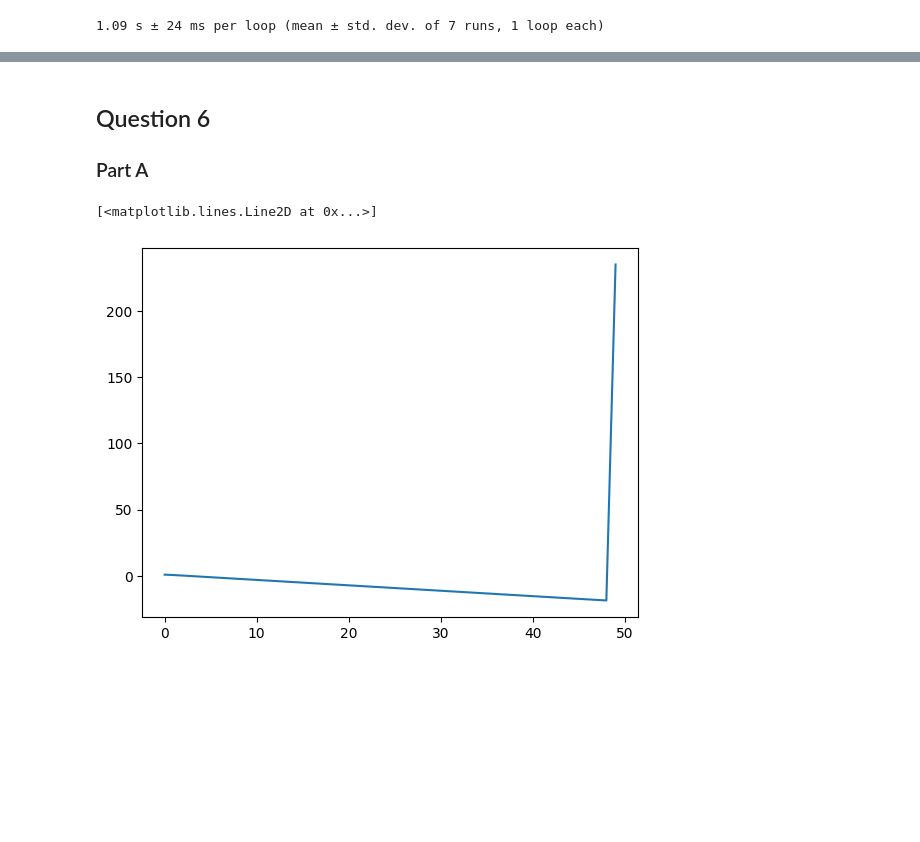
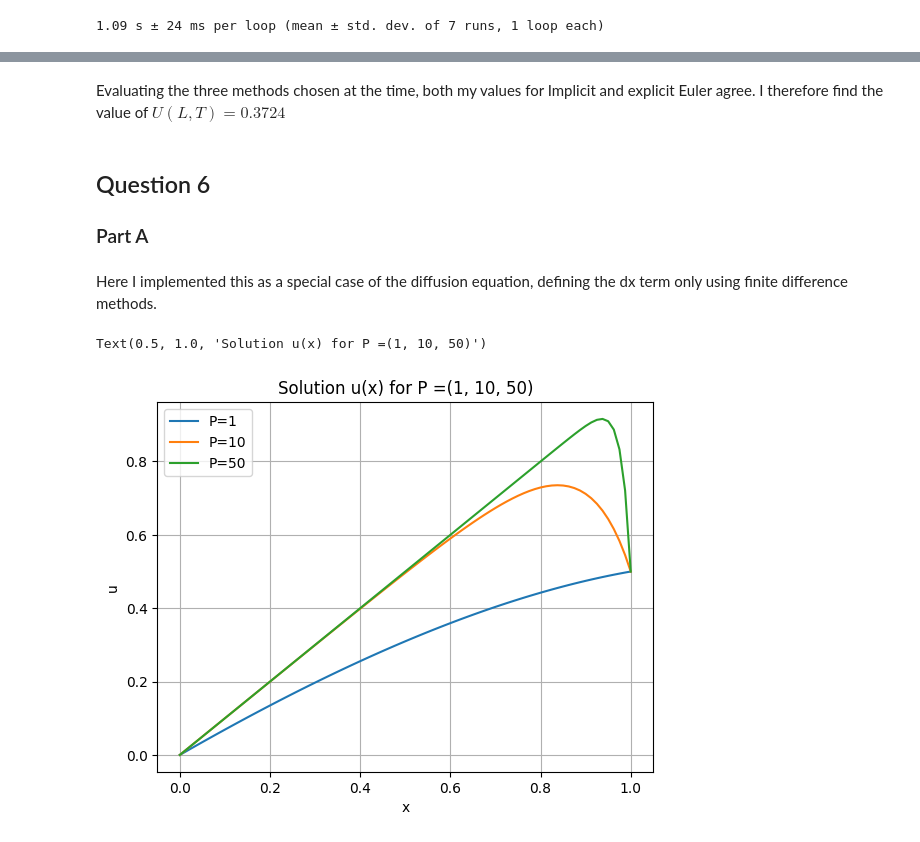
Before and after one commit to LudoOliver/emat30008, a Jupyter notebook: SciCompDemos.ipynb, the cells around one changed output, grey strips where cells are left out. Saved outputs shown, nothing was run; the diff lists cells and outputs as text; code cells hidden in the pictures; blank space fills up the shorter version.

```diff
--- a/SciCompDemos.ipynb
+++ b/SciCompDemos.ipynb
@@ -400,3 +423,5 @@ print(f'Explicit RK4: U(L,T) = {float(f"{rungeU[-1,-1]:.4g}"):g}')
+# %% [markdown]
+Evaluating the three methods chosen at the time, both my values for Implicit and explicit Euler agree. I therefore find the value of $U(L,T) = 0.3724$
 # %% [markdown]
 ## Question 6
 ### Part A
@@ -404,17 +429,31 @@ print(f'Explicit RK4: U(L,T) = {float(f"{rungeU[-1,-1]:.4g}"):g}')
 LeftBC = ("D",0)
 RightBC = ("D",1/2)
 Peclet = 1
-def QuestionSixSourceTerm(x,u):
+def QuestionSixSourceTerm(x,u,Peclet=1):
     u=np.r_[LeftBC[1],u]
     u= np.r_[u,RightBC[1]]
-    StepSize = x[1]-x[0]
+    StepSize = abs(x[1]-x[0])
     dx = np.zeros(shape=np.shape(u))
     for i in range(1,len(u)-1):
         dx[i] = (u[i+1]-u[i-1])/(2*StepSize)
     return Peclet*(1-dx[1:-1])
-x = np.linspace(0,10)
-u = np.square(x)
-plt.plot(QuestionSixSourceTerm(x,u))
-# %% [output]
-[<matplotlib.lines.Line2D at 0x...>]
-[figure, removed]
+# %% [markdown]
+Here I implemented this as a special case of the diffusion equation, defining the dx term only using finite difference methods.
+# %%
+PecletValues = (1,10,50)
+import FiniteDifferences
+for i in PecletValues:
+    CurrentSourceTerm = lambda x,u : QuestionSixSourceTerm(x,u,Peclet=i)
+    X,U = FiniteDifferences.FiniteDifferences(LeftBC=LeftBC,LeftBCLocation=0,
+                                                RightBC=RightBC,RightBCLocation=1,
+                                                NPoints=81,
+                                                Reaction=CurrentSourceTerm)
+    plt.plot(X,U,label=f"P={i}")
+plt.legend()
+plt.grid()
+plt.xlabel("x")
+plt.ylabel("u")
+plt.title(f"Solution u(x) for P ={PecletValues}")
+# %% [output]
+Text(0.5, 1.0, 'Solution u(x) for P =(1, 10, 50)')
+[figure, added]
```
Also changed, not shown: parts of 14 cells of this notebook, 1 other file.
